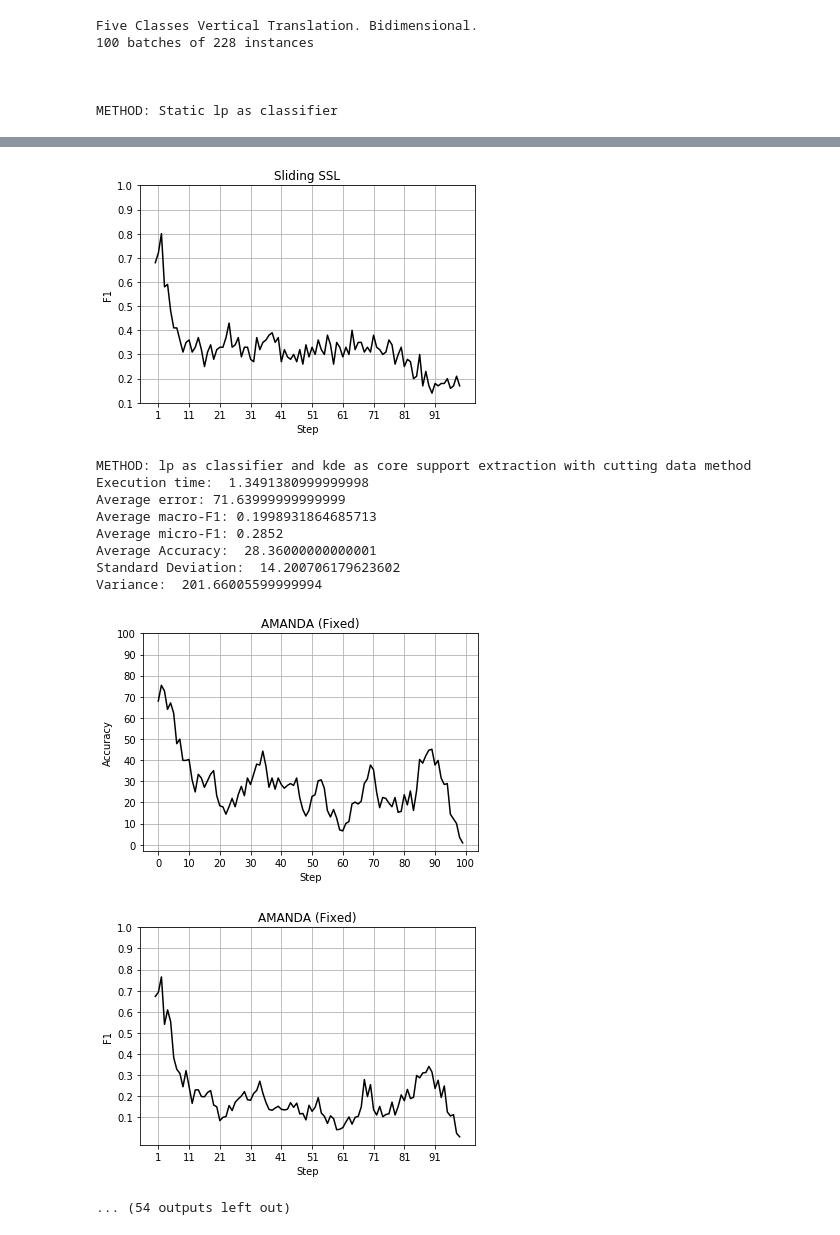
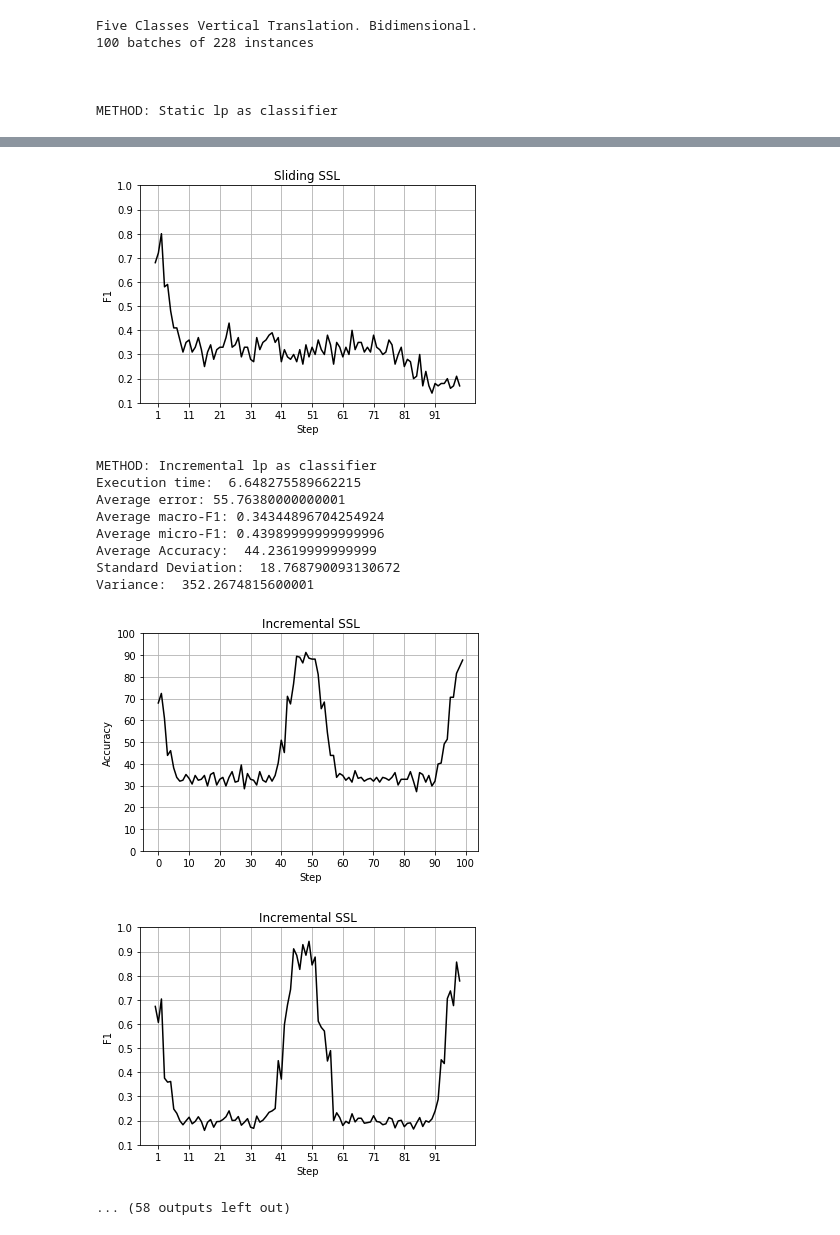
Before and after one commit to bruno-accioli/AMANDA, a Jupyter notebook: experiments/Datasets benchmarking/sinthetic/BATCH_MODE/Five_Classes_Vertical_Translation_2D.ipynb, the cells around one changed output, grey strips where cells are left out. Cells and saved outputs as stored; diff of their text form; code cells hidden in the pictures.

```diff
--- a/experiments/Datasets benchmarking/sinthetic/BATCH_MODE/Five_Classes_Vertical_Translation_2D.ipynb
+++ b/experiments/Datasets benchmarking/sinthetic/BATCH_MODE/Five_Classes_Vertical_Translation_2D.ipynb
@@ -66,7 +66,7 @@ def main():
     experiments[1] = Experiment(deslizante_LN, 8, clfName=sslClassifier)
 
     # Incremental SSL
-    #experiments[2] = Experiment(incremental_LN, 8, clfName=sslClassifier)
+    experiments[2] = Experiment(incremental_LN, 8, clfName=sslClassifier)
 
     # Proposed Method 1 (AMANDA - Fixed core extraction percentage)
     experiments[3] = Experiment(amanda_fixed, 8, 0.85, "kde", sslClassifier)
@@ -141,20 +141,20 @@ Execution time:  0.5858737999999999
 Average error: 67.6977
 Average macro-F1: 0.21524739095057113
 Average micro-F1: 0.3234
 Average Accuracy:  32.302299999999995
 Standard Deviation:  9.801528437442807
 Variance:  96.06995971000002
 [figure]
 [figure]
 [figure]
-METHOD: lp as classifier and kde as core support extraction with cutting data method
-Execution time:  1.3491380999999998
-Average error: 71.63999999999999
-Average macro-F1: 0.1998931864685713
-Average micro-F1: 0.2852
-Average Accuracy:  28.36000000000001
-Standard Deviation:  14.200706179623602
-Variance:  201.66005599999994
+METHOD: Incremental lp as classifier
+Execution time:  6.648275589662215
+Average error: 55.76380000000001
+Average macro-F1: 0.34344896704254924
+Average micro-F1: 0.43989999999999996
+Average Accuracy:  44.23619999999999
+Standard Deviation:  18.768790093130672
+Variance:  352.2674815600001
-[figure, old version]
+[figure, new version]
-[figure, old version]
+[figure, new version]
-... (54 outputs left out)
+... (58 outputs left out)
```
Also changed, not shown: parts of 1 cell of this notebook, 25 other files.
